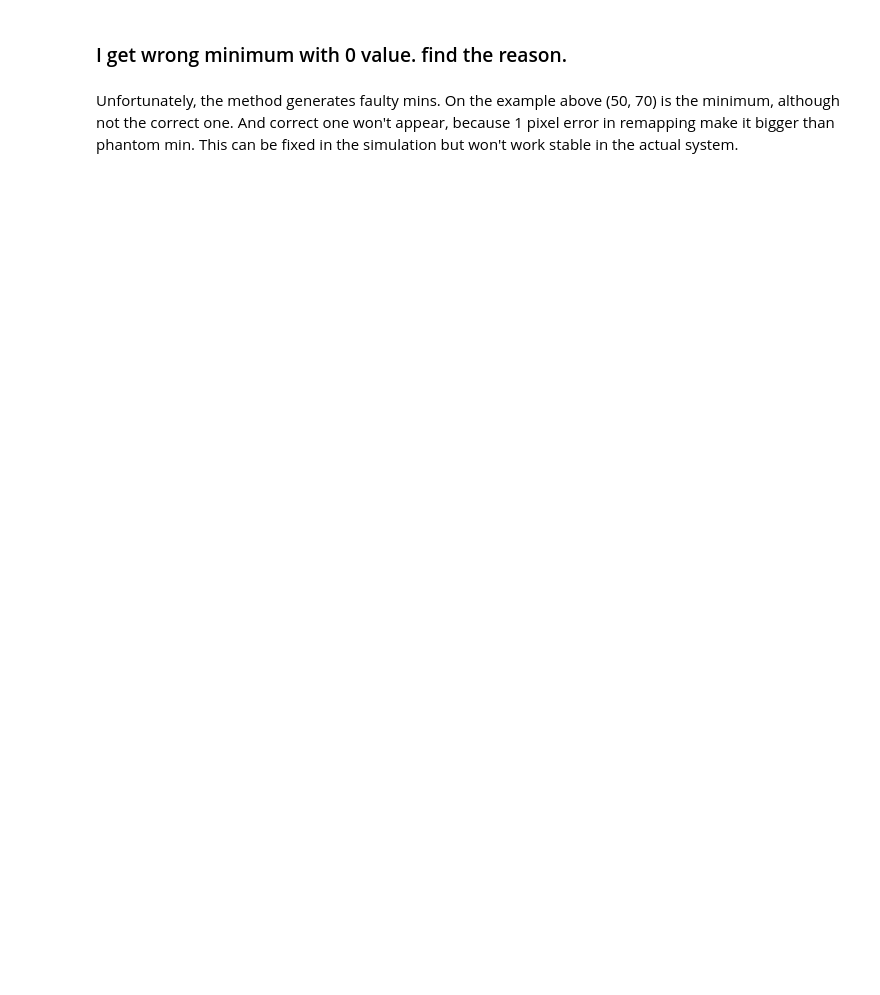
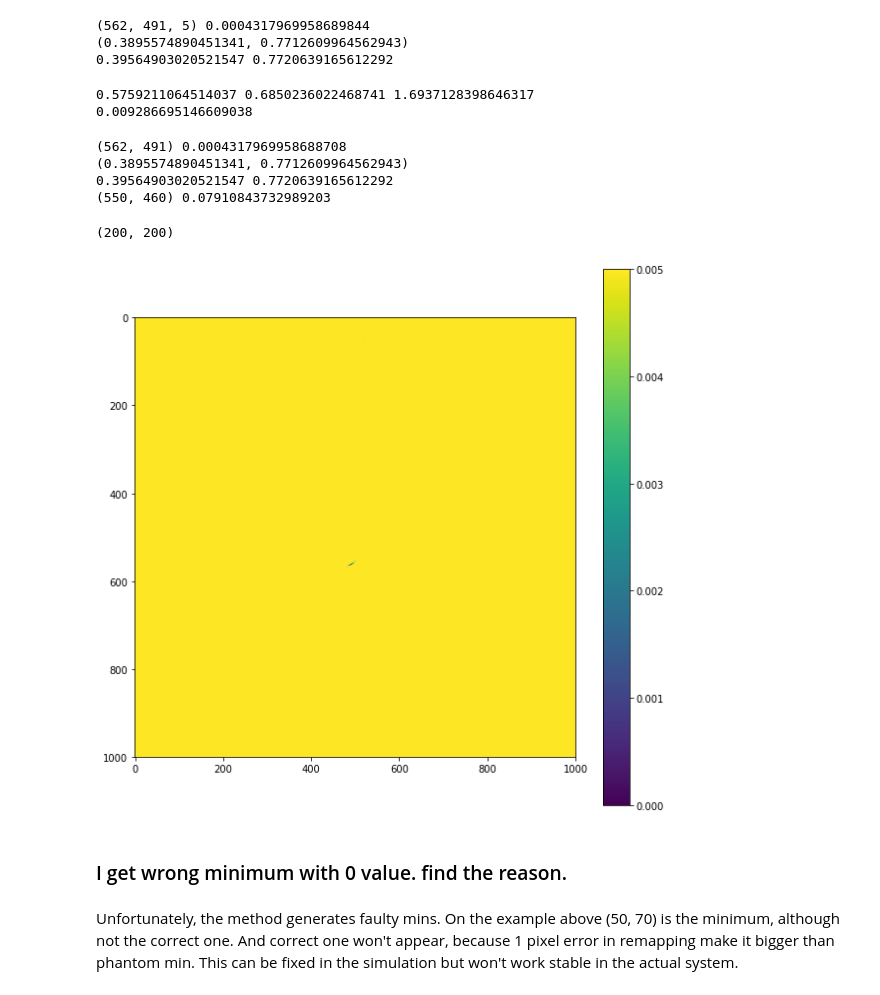
Before and after one commit to vaheta/dpolar, a Jupyter notebook: find_nmap_notebook.ipynb, the cells around one changed output. Saved outputs shown, nothing was run; the diff lists cells and outputs as text; code cells hidden in the pictures; blank space fills up the shorter version.

Commit message:
it works on 1 pixel without optm. need to add pso next

```diff
--- a/find_nmap_notebook.ipynb
+++ b/find_nmap_notebook.ipynb
@@ -57,7 +65,7 @@ def fill_with_neasest(ymap):
 def system (p, *args):
     angles = [0, pi/6, pi/3, pi/2, 2*pi/3, 5*pi/6]
     ph, th, n = p
-    I = args
+    I = args[0]
     thmap = int(math.floor(th*xmap.shape[0]/(pi/2+0.1)))
     phmap = int(math.floor((ph+pi)*xmap.shape[1]/(2*pi+0.1)))
     if (0<thmap<200) and (0<phmap<200):
@@ -65,19 +73,13 @@ def system (p, *args):
         y = int(ymap[thmap,phmap])
     else:
         x = y = 0
-#     plt.imshow(psis)
-#     plt.colorbar()
-#     plt.show()
-#     print (y, x)
-#     y = 310
-#     x = 310
     Iup = Iups[y,x]
     Ip = Ips[y,x]
     ps = psis[y,x]
-    I = Is[y,x,:].flatten()
+#     I = Is[y,x,:].flatten()
 #     print (Iup, Ip, ps, I)
-#     if (Iup==0) or (Ip == 0):
-#         return (100, 100, 100, 100, 100, 100)
+    if (np.isnan(dm[y,x])) or ((max(I)-min(I))<0.001):
+        return (100, 100, 100, 100, 100, 100)
     return (
         (Iup/2) * (((((math.cos(th)) - math.sqrt(n**2 - (math.sin(th))**2))/((math.cos(th)) + math.sqrt(n**2 - (math.sin(th))**2)))**2)*(math.sin(ph - angles[0]))**2 + (((-n**2*(math.cos(th)) + math.sqrt(n**2 - (math.sin(th))**2))/(n**2*(math.cos(th)) + math.sqrt(n**2 - (math.sin(th))**2)))**2)*(1 - (math.sin(ph - angles[0]))**2)) + Ip*((((-n**2*(math.cos(th)) + math.sqrt(n**2 - (math.sin(th))**2))/(n**2*(math.cos(th)) + math.sqrt(n**2 - (math.sin(th))**2)))**2)*((math.cos(ps))**2) + ((((math.cos(th)) - math.sqrt(n**2 - (math.sin(th))**2))/((math.cos(th)) + math.sqrt(n**2 - (math.sin(th))**2)))**2)*((math.sin(ps))**2))*(math.cos(math.atan((math.tan(ps))*math.sqrt((((-n**2*(math.cos(th)) + math.sqrt(n**2 - (math.sin(th))**2))/(n**2*(math.cos(th)) + math.sqrt(n**2 - (math.sin(th))**2)))**2)/((((math.cos(th)) - math.sqrt(n**2 - (math.sin(th))**2))/((math.cos(th)) + math.sqrt(n**2 - (math.sin(th))**2)))**2))) + ph - angles[0]))**2 - I[0],
         (Iup/2) * (((((math.cos(th)) - math.sqrt(n**2 - (math.sin(th))**2))/((math.cos(th)) + math.sqrt(n**2 - (math.sin(th))**2)))**2)*(math.sin(ph - angles[1]))**2 + (((-n**2*(math.cos(th)) + math.sqrt(n**2 - (math.sin(th))**2))/(n**2*(math.cos(th)) + math.sqrt(n**2 - (math.sin(th))**2)))**2)*(1 - (math.sin(ph - angles[1]))**2)) + Ip*((((-n**2*(math.cos(th)) + math.sqrt(n**2 - (math.sin(th))**2))/(n**2*(math.cos(th)) + math.sqrt(n**2 - (math.sin(th))**2)))**2)*((math.cos(ps))**2) + ((((math.cos(th)) - math.sqrt(n**2 - (math.sin(th))**2))/((math.cos(th)) + math.sqrt(n**2 - (math.sin(th))**2)))**2)*((math.sin(ps))**2))*(math.cos(math.atan((math.tan(ps))*math.sqrt((((-n**2*(math.cos(th)) + math.sqrt(n**2 - (math.sin(th))**2))/(n**2*(math.cos(th)) + math.sqrt(n**2 - (math.sin(th))**2)))**2)/((((math.cos(th)) - math.sqrt(n**2 - (math.sin(th))**2))/((math.cos(th)) + math.sqrt(n**2 - (math.sin(th))**2)))**2))) + ph - angles[1]))**2 - I[1],
@@ -107,6 +109,8 @@ def system1 (p, *args):
     n2 = n**2
     if n2 < 1:
         n2 = n2 + 1
+    Ip = 0
+    ps = 0
     sps2 = (math.sin(ps))**2
     cps2 = (math.cos(ps))**2
     tps = math.tan(ps)
@@ -151,2 +157,13 @@ for ll in range (0, 10):
             res1 = [abs(xx) for xx in res1]
             res[ii, jj, ll] = sum(res1)
+# %%
+ind = np.unravel_index(np.argmin(res, axis=None), res.shape)
+print(ind, res[ind])
+print (indtoangle(ind[0], ind[1]))
+print (ph,th)
+# ff = angletoind(ph,th)
+# print (ff, res[ff[0], ff[1]])
+# %% [output]
+(562, 491, 5) 0.0004317969958689844
+(0.3895574890451341, 0.7712609964562943)
+0.39564903020521547 0.7720639165612292
@@ -153,3 +191,46 @@ for ll in range (0, 10):
+# %%
+# solving this shit for one pixel
+y = 220
+x = 320
+ph = phis0[y,x]
+th = thetas0[y,x]
+n = 1.6
+I = Is[y,x,:].flatten()
+sz = 1000
+
+sol = root(system, (0.4, 0.7, n), args=(I), method='lm', tol=0.000001)
+print (sol.x[0], sol.x[1], sol.x[2])
+res1 = system((sol.x[0], sol.x[1], sol.x[2]),(I))
+res1 = [abs(xx) for xx in res1]
+res = sum(res1)
+print (res)
+# %% [output]
+0.5759211064514037 0.6850236022468741 1.6937128398646317
+0.009286695146609038
+# %%
+ind = np.unravel_index(np.argmin(res, axis=None), res.shape)
+print(ind, res[ind])
+print (indtoangle(ind[0], ind[1]))
+print (ph,th)
+ff = angletoind(ph,th)
+print (ff, res[ff[0], ff[1]])
+# %% [output]
+(562, 491) 0.0004317969958688708
+(0.3895574890451341, 0.7712609964562943)
+0.39564903020521547 0.7720639165612292
+(550, 460) 0.07910843732989203
+# %%
+xmap.shape
+# %% [output]
+(200, 200)
+# %%
+plt.figure(figsize=(10,10))
+plt.imshow(res)
+plt.colorbar()
+plt.clim(0,0.005)
+plt.show()
+# %% [output]
+[figure, added]
 # %%
 y = 300
 x = 250
```
Also changed, not shown: parts of 5 cells of this notebook, 4 other files.
